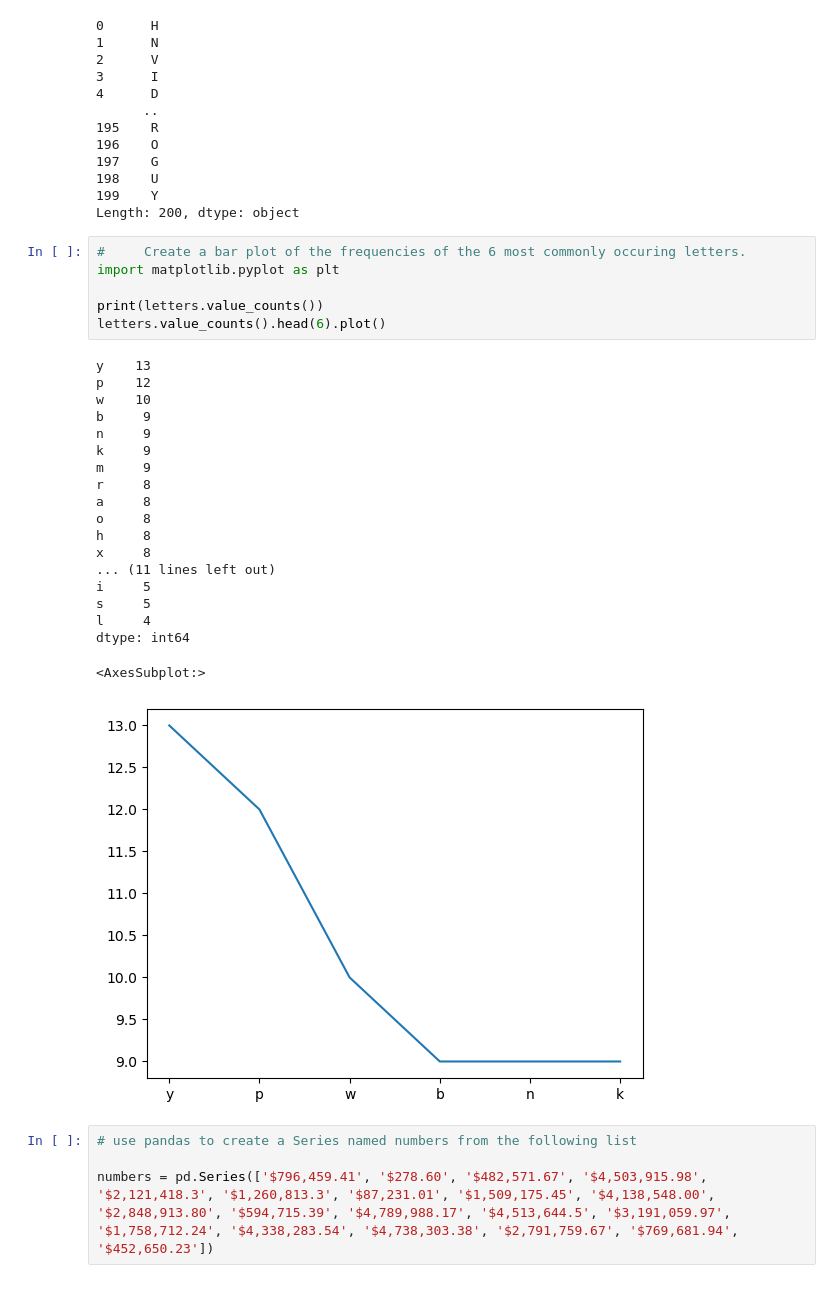
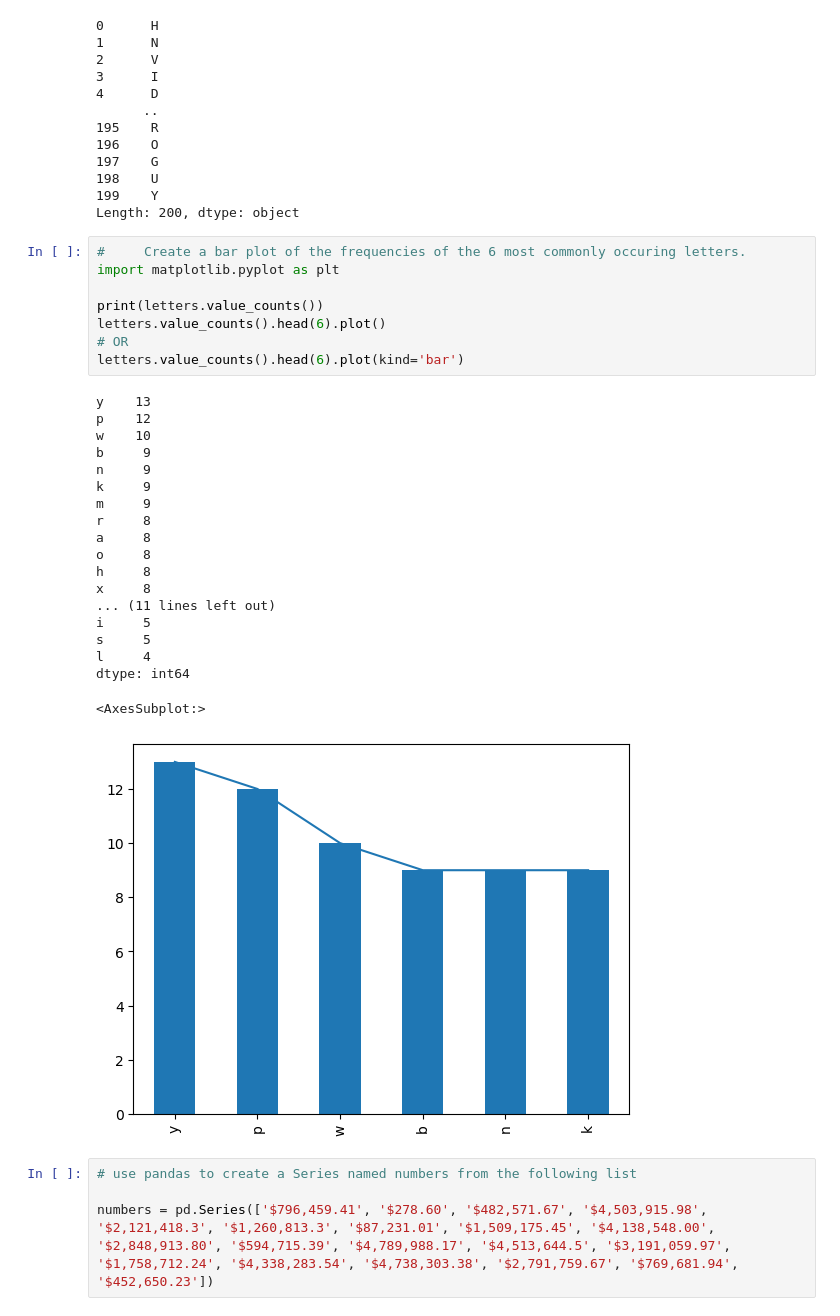
Before and after one commit to corey-hermesch/numpy-pandas-visualization-exercises, a Jupyter notebook: pandas_series.ipynb, the cells around one changed output. Saved outputs shown, nothing was run; the diff lists cells and outputs as text.

```diff
--- a/pandas_series.ipynb
+++ b/pandas_series.ipynb
@@ -515,29 +533,31 @@ Length: 200, dtype: object
 # %%
 #     Create a bar plot of the frequencies of the 6 most commonly occuring letters.
 import matplotlib.pyplot as plt
 
 print(letters.value_counts())
 letters.value_counts().head(6).plot()
+# OR
+letters.value_counts().head(6).plot(kind='bar')
 # %% [output]
 y    13
 p    12
 w    10
 b     9
 n     9
 k     9
 m     9
 r     8
 a     8
 o     8
 h     8
 x     8
 ... (11 lines left out)
 i     5
 s     5
 l     4
 dtype: int64
 <AxesSubplot:>
-[figure, old version]
+[figure, new version]
 # %%
 # use pandas to create a Series named numbers from the following list
 
```
Also changed, not shown: parts of 11 cells of this notebook, 1 other file.
